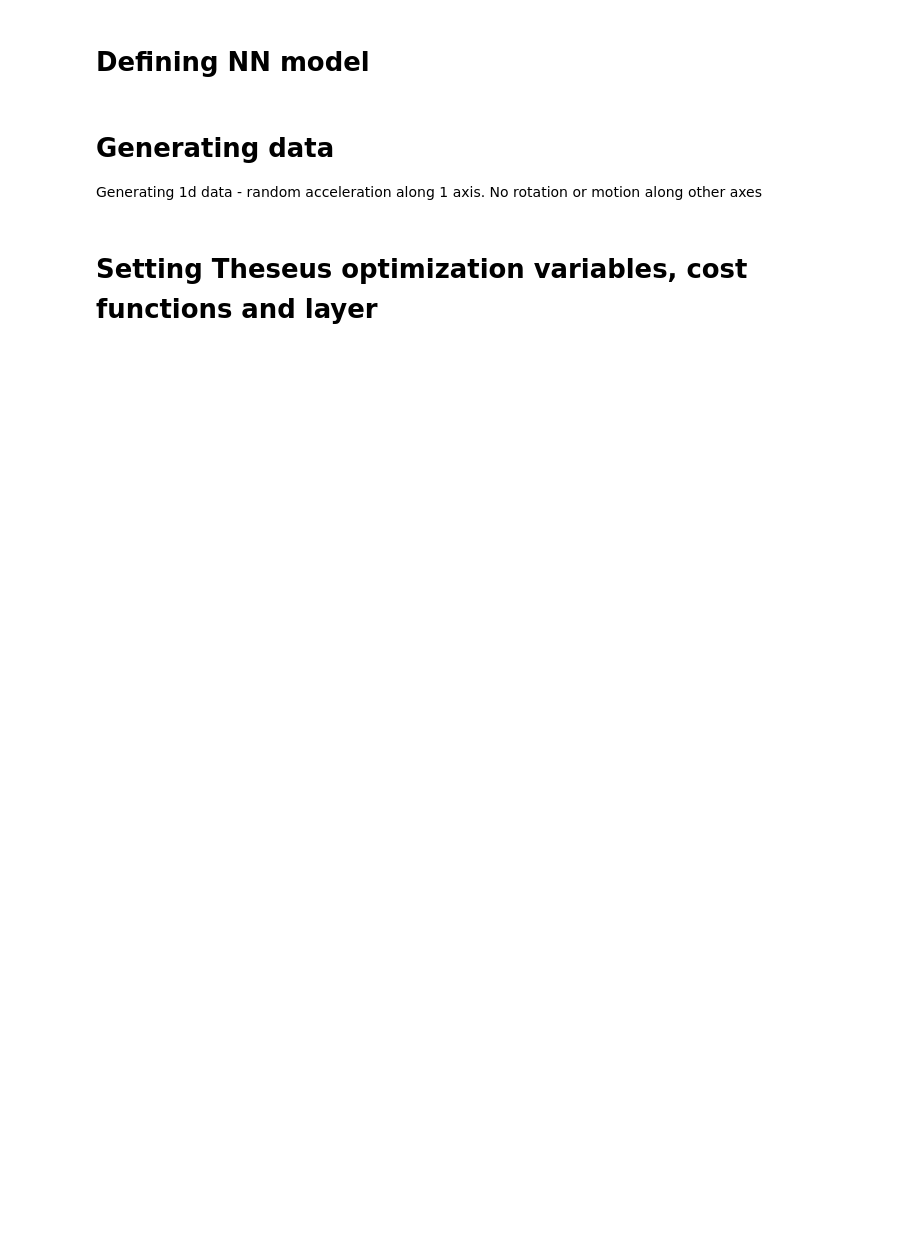
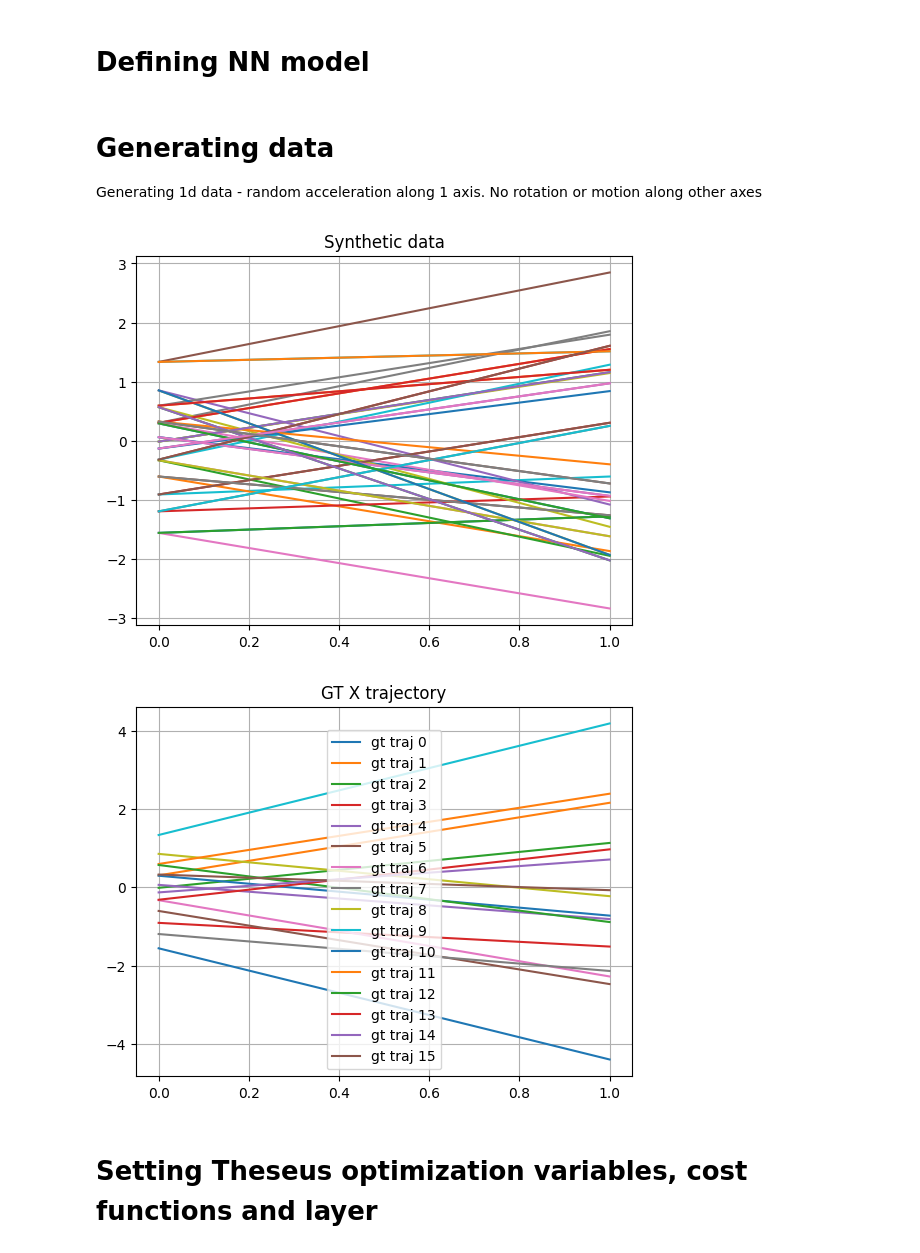
Before and after one commit to nosmokingsurfer/fgraph_diff, a Jupyter notebook: theseus_tests/theseus_tum_vi/linear_motion_test.ipynb, the cells around one changed output. Saved outputs shown, nothing was run; the diff lists cells and outputs as text; code cells hidden in the pictures; blank space fills up the shorter version.

Commit message:
added batch support

```diff
--- a/theseus_tests/theseus_tum_vi/linear_motion_test.ipynb
+++ b/theseus_tests/theseus_tum_vi/linear_motion_test.ipynb
@@ -29,5 +29,5 @@ class SimpleNN(nn.Module):
 # Generating data
 Generating 1d data - random acceleration along 1 axis. No rotation or motion along other axes
 # %%
-def generate_data(N = 10):
-    return torch.randn(N)
+def generate_data(B = 1, N = 10):
+    return torch.randn((B,N))
@@ -49,3 +34,45 @@ plt.grid()
+# %%
+B = 16 # number of trajectories in batch
+N = 2 # number of trajectory points
+
+# window = 5
+
+# generating random acceleration
+input_acc = generate_data(B,N)
+for i in range(B):
+    plt.plot(input_acc[i,:], label=f'noiseless acc {i}')
+
+# velocity dt = 1 sec
+gt_vel = torch.cumsum(input_acc, dim=-1)
+
+for i in range(B):
+    plt.plot(gt_vel[i],label=f'gt velocity {i}')
+
+# trjectory dt = 1sec
+gt_traj = torch.cumsum(gt_vel, dim=-1)
+
+
+# additive noise
+# input_acc = input_acc + 2*torch.randn((B,N))
+
+# multiplicative noise
+# input_acc = input_acc*2*torch.randn((B,N))
+
+for i in range(B):
+    plt.plot(input_acc[i], label=f'acc + noise {i}')
+plt.title("Synthetic data")
+# plt.legend()
+plt.grid()
+
+plt.figure()
+for i in range(B):
+    plt.plot(gt_traj[i], label=f'gt traj {i}')
+plt.title('GT X trajectory')
+plt.legend()
+plt.grid()
+# %% [output]
+[figure, added]
+[figure, added]
 # %% [markdown]
 # Setting Theseus optimization variables, cost functions and layer
 # %%
```
Also changed, not shown: parts of 16 cells of this notebook.
